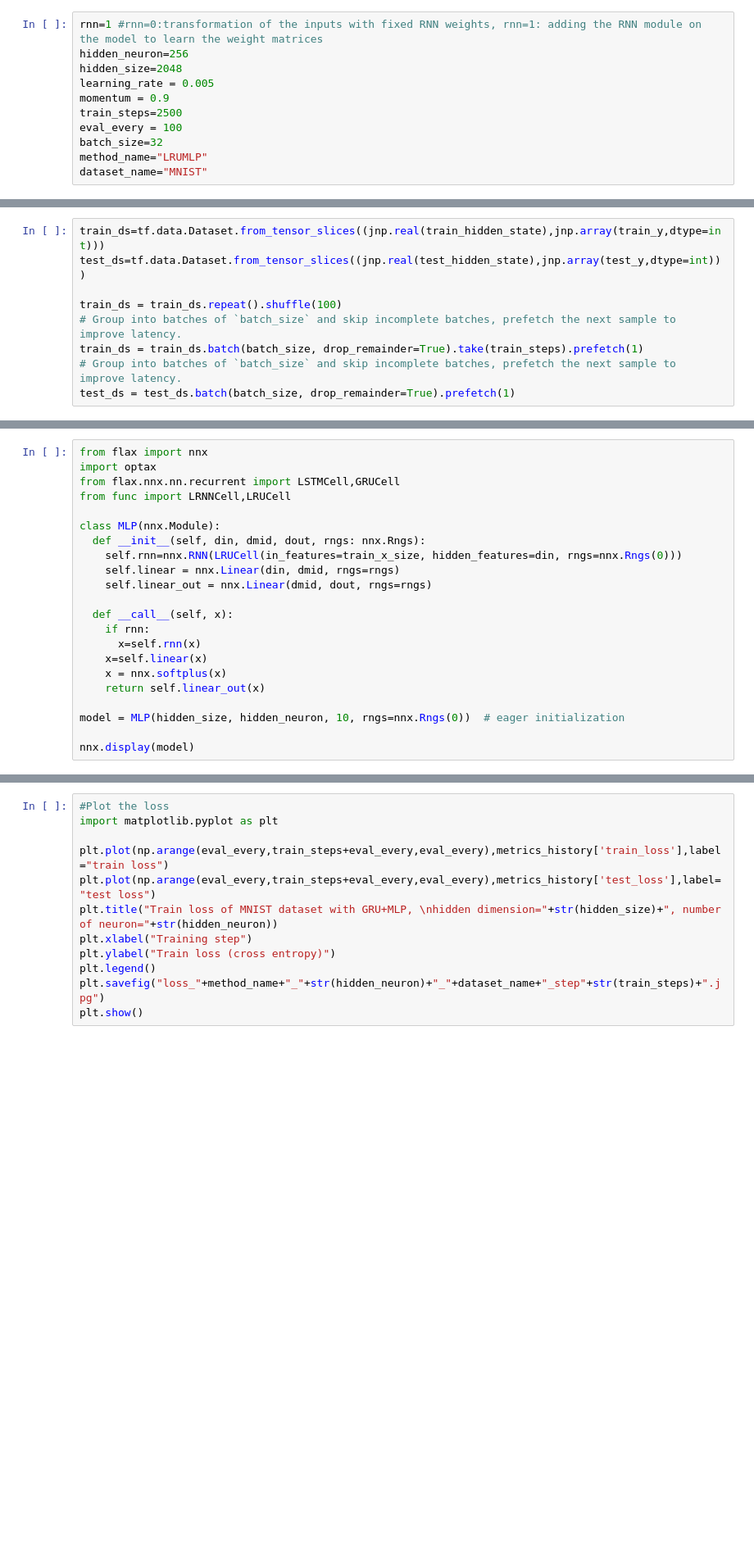
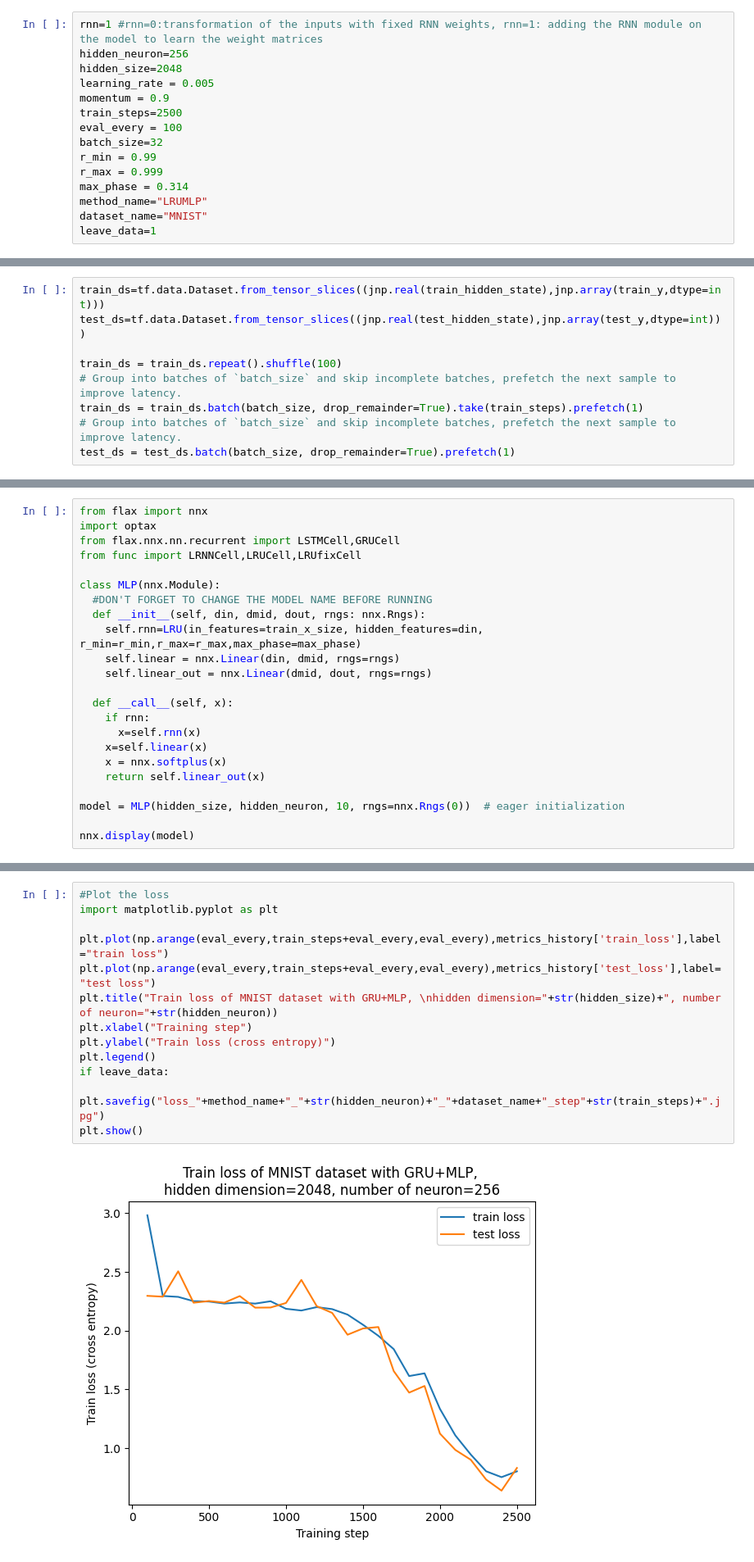
Before and after one commit to seorimpark/LRU, a Jupyter notebook: training.ipynb, the cells around one changed output, grey strips where cells are left out. Shown at 82% size. Saved outputs shown, nothing was run; the diff lists cells and outputs as text; blank space fills up the shorter version.

Commit message:
success on MNIST data

```diff
--- a/training.ipynb
+++ b/training.ipynb
@@ -20,8 +21,12 @@ momentum = 0.9
 train_steps=2500
 eval_every = 100
 batch_size=32
+r_min = 0.99
+r_max = 0.999
+max_phase = 0.314
 method_name="LRUMLP"
 dataset_name="MNIST"
+leave_data=1
 # %%
 #Import data
 cifar=tf.keras.datasets.mnist.load_data()
@@ -75,11 +135,12 @@ print(test_hidden_state.shape)
 from flax import nnx
 import optax
 from flax.nnx.nn.recurrent import LSTMCell,GRUCell
-from func import LRNNCell,LRUCell
+from func import LRNNCell,LRUCell,LRUfixCell
 
 class MLP(nnx.Module):
+  #DON'T FORGET TO CHANGE THE MODEL NAME BEFORE RUNNING
   def __init__(self, din, dmid, dout, rngs: nnx.Rngs):
-    self.rnn=nnx.RNN(LRUCell(in_features=train_x_size, hidden_features=din, rngs=nnx.Rngs(0)))
+    self.rnn=LRU(in_features=train_x_size, hidden_features=din, r_min=r_min,r_max=r_max,max_phase=max_phase)
     self.linear = nnx.Linear(din, dmid, rngs=rngs)
     self.linear_out = nnx.Linear(dmid, dout, rngs=rngs)
 
@@ -183,15 +298,18 @@ data.to_csv(method_name+"_nr"+str(hidden_neuron)+"_d"+str(hidden_size)+"_"+datas
 # %%
 #Plot the loss
 import matplotlib.pyplot as plt
 
 plt.plot(np.arange(eval_every,train_steps+eval_every,eval_every),metrics_history['train_loss'],label="train loss")
 plt.plot(np.arange(eval_every,train_steps+eval_every,eval_every),metrics_history['test_loss'],label="test loss")
 plt.title("Train loss of MNIST dataset with GRU+MLP, \nhidden dimension="+str(hidden_size)+", number of neuron="+str(hidden_neuron))
 plt.xlabel("Training step")
 plt.ylabel("Train loss (cross entropy)")
 plt.legend()
-plt.savefig("loss_"+method_name+"_"+str(hidden_neuron)+"_"+dataset_name+"_step"+str(train_steps)+".jpg")
+if leave_data:
+    plt.savefig("loss_"+method_name+"_"+str(hidden_neuron)+"_"+dataset_name+"_step"+str(train_steps)+".jpg")
 plt.show()
+# %% [output]
+[figure, added]
 # %%
 #Plot the accuracy
 plt.plot(np.arange(eval_every,train_steps+eval_every,eval_every),metrics_history['train_accuracy'],label="train")
```
Also changed, not shown: parts of 9 cells of this notebook.
